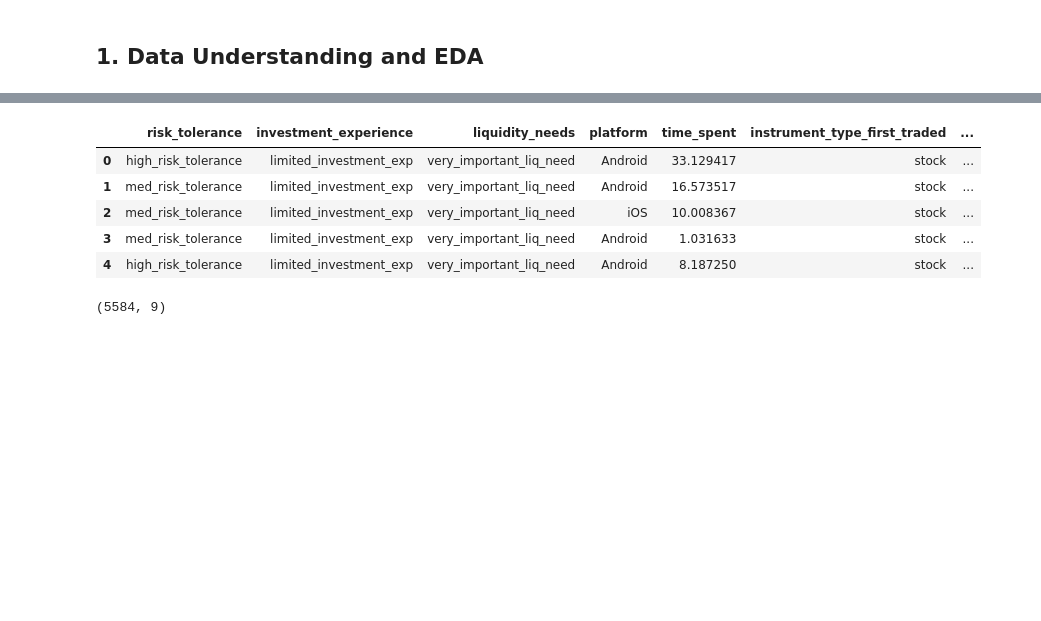
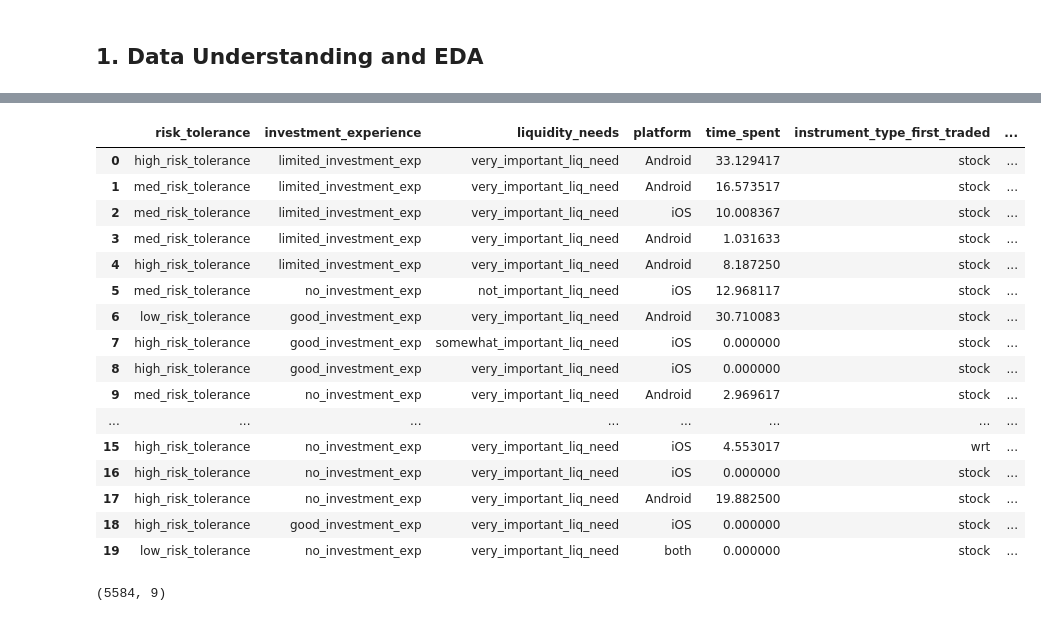
Before and after one commit to chitrasankaran/churn_prediction, a Jupyter notebook: Robinhood_churn_prediction_24_May_submission.ipynb, the cells around one changed output, grey strips where cells are left out. Saved outputs shown, nothing was run; the diff lists cells and outputs as text; code cells hidden in the pictures; blank space fills up the shorter version.

```diff
--- a/Robinhood_churn_prediction_24_May_submission.ipynb
+++ b/Robinhood_churn_prediction_24_May_submission.ipynb
@@ -51,14 +57,25 @@ features_df = pd.read_csv('features_data.csv')
 equity_df = pd.read_csv('equity_value_data.csv')
 # %%
 # Inspecting first 5 rows in the features dataframe
-features_df.head()
+features_df.head(20)
 # %% [output]
 |  | risk_tolerance | investment_experience | liquidity_needs | platform | time_spent | instrument_type_first_traded | ... |
 | 0 | high_risk_tolerance | limited_investment_exp | very_important_liq_need | Android | 33.129417 | stock | ... |
 | 1 | med_risk_tolerance | limited_investment_exp | very_important_liq_need | Android | 16.573517 | stock | ... |
 | 2 | med_risk_tolerance | limited_investment_exp | very_important_liq_need | iOS | 10.008367 | stock | ... |
 | 3 | med_risk_tolerance | limited_investment_exp | very_important_liq_need | Android | 1.031633 | stock | ... |
 | 4 | high_risk_tolerance | limited_investment_exp | very_important_liq_need | Android | 8.187250 | stock | ... |
+| 5 | med_risk_tolerance | no_investment_exp | not_important_liq_need | iOS | 12.968117 | stock | ... |
+| 6 | low_risk_tolerance | good_investment_exp | very_important_liq_need | Android | 30.710083 | stock | ... |
+| 7 | high_risk_tolerance | good_investment_exp | somewhat_important_liq_need | iOS | 0.000000 | stock | ... |
+| 8 | high_risk_tolerance | good_investment_exp | very_important_liq_need | iOS | 0.000000 | stock | ... |
+| 9 | med_risk_tolerance | no_investment_exp | very_important_liq_need | Android | 2.969617 | stock | ... |
+| ... | ... | ... | ... | ... | ... | ... | ... |
+| 15 | high_risk_tolerance | no_investment_exp | very_important_liq_need | iOS | 4.553017 | wrt | ... |
+| 16 | high_risk_tolerance | no_investment_exp | very_important_liq_need | iOS | 0.000000 | stock | ... |
+| 17 | high_risk_tolerance | no_investment_exp | very_important_liq_need | Android | 19.882500 | stock | ... |
+| 18 | high_risk_tolerance | good_investment_exp | very_important_liq_need | iOS | 0.000000 | stock | ... |
+| 19 | low_risk_tolerance | no_investment_exp | very_important_liq_need | both | 0.000000 | stock | ... |
 # %%
 features_df.shape
 # %% [output]
```
Also changed, not shown: parts of 217 cells of this notebook.
